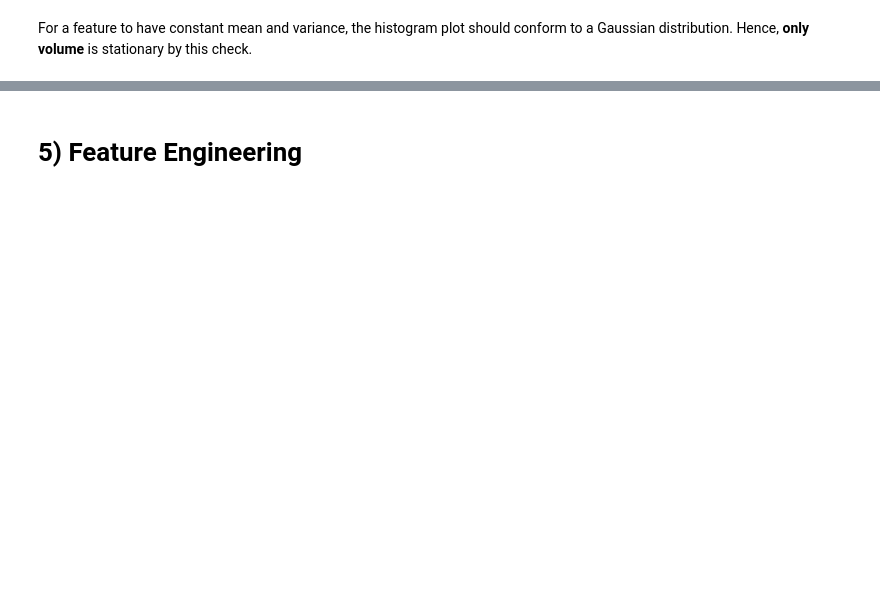
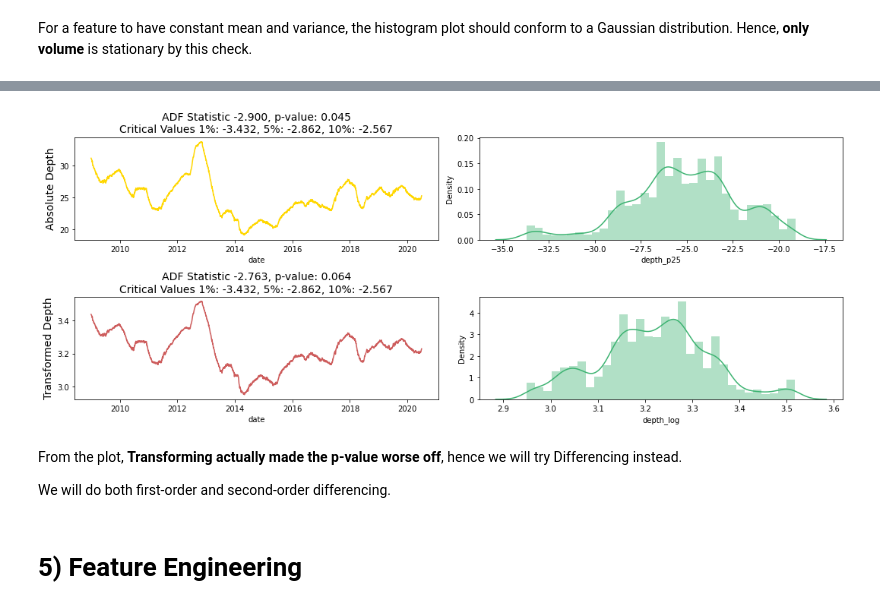
Before and after one commit to bkleck/WaterAnalytics, a Jupyter notebook: preprocessing.ipynb, the cells around one changed output, grey strips where cells are left out. Drawn from its saved outputs; the diff is of its cells as text; code cells hidden in the pictures; blank space fills up the shorter version.

```diff
--- a/preprocessing.ipynb
+++ b/preprocessing.ipynb
@@ -459,3 +564,22 @@ For a feature to have constant mean and variance, the histogram plot should conf
+# %%
+# transformation
+df['depth_log'] = np.log(abs(df['depth_p25']))
+
+f, ax = plt.subplots(nrows=2, ncols=2, figsize=(15, 6))
+visualize_adf(abs(df['depth_p25']), 'Absolute Depth', ax[0, 0])
+sns.distplot(df['depth_p25'], ax=ax[0, 1], color='mediumseagreen')
+
+visualize_adf(df['depth_log'], 'Transformed Depth', ax[1, 0])
+sns.distplot(df['depth_log'], ax=ax[1, 1], color='mediumseagreen')
+
+plt.tight_layout()
+plt.show()
+# %% [output]
+[figure, added]
+# %% [markdown]
+From the plot, **Transforming actually made the p-value worse off**, hence we will try Differencing instead.
+
+We will do both first-order and second-order differencing.
 # %% [markdown]
 # 5) Feature Engineering
 # %%
```
Also changed, not shown: parts of 9 cells of this notebook.
